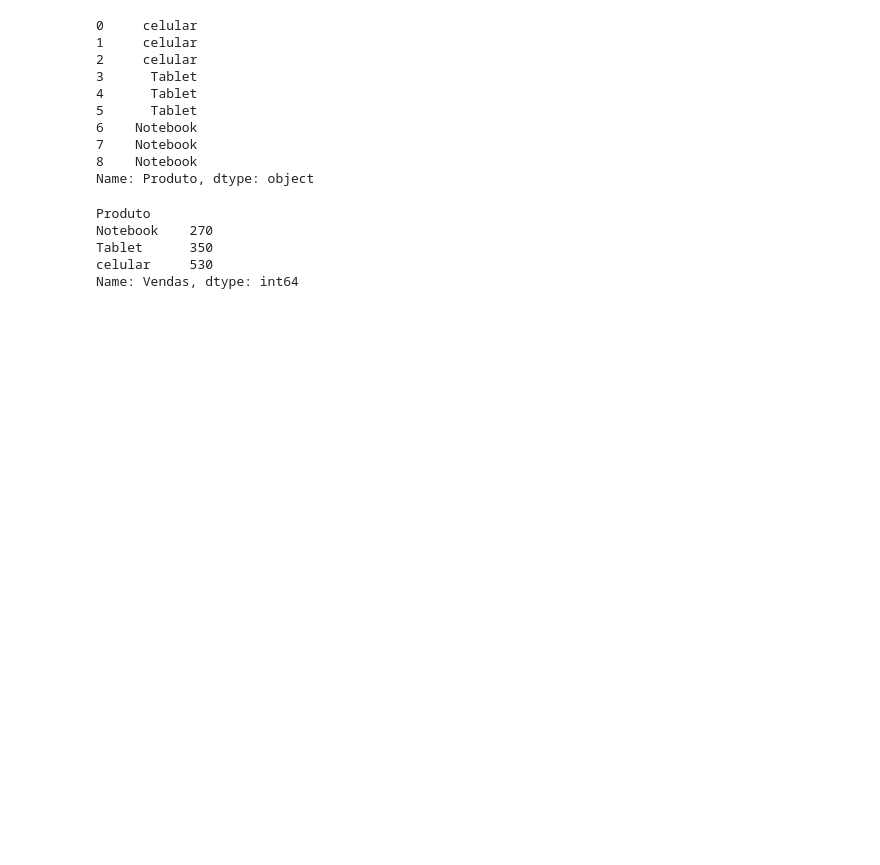
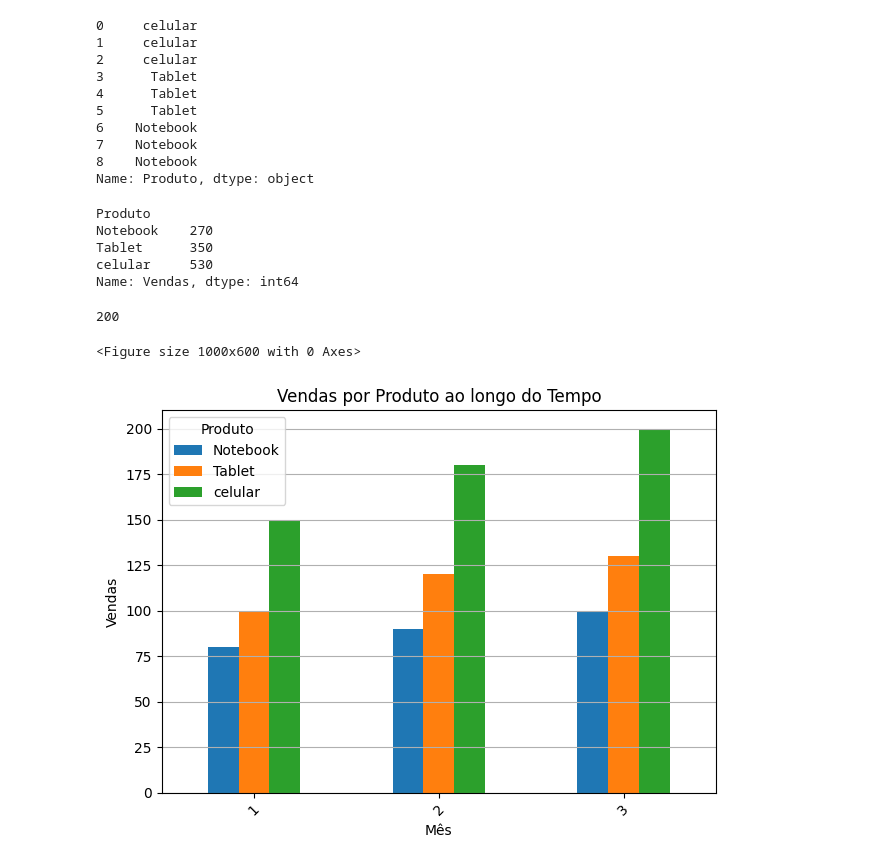
Before and after one commit to fellipefferreira/pyhon_aula3, a Jupyter notebook: Untitled-1.ipynb, the cells around one changed output. Saved outputs shown, nothing was run; the diff lists cells and outputs as text; code cells hidden in the pictures; blank space fills up the shorter version.

```diff
--- a/Untitled-1.ipynb
+++ b/Untitled-1.ipynb
@@ -264,3 +264,10 @@ Notebook    270
 Tablet      350
 celular     530
 Name: Vendas, dtype: int64
+# %%
+media_vendas = vendas_series.mean()
+mediana_vendas = vendas_series.median()
+min_vendas = vendas_series.min()
+max_vendas = vendas_series.max()
+# %% [output]
+200
@@ -266,0 +276,19 @@ Name: Vendas, dtype: int64
+# %%
+import matplotlib.pyplot as plt
+
+df_grouped = df.groupby(['Mes', 'Produto'])['Vendas'].sum().unstack()
+
+plt.figure(figsize=(10, 6))
+df_grouped.plot(kind='bar', stacked=False)
+
+plt.title("Vendas por Produto ao longo do Tempo")
+plt.xlabel("Mês")
+plt.ylabel("Vendas")
+plt.xticks(rotation=45)
+plt.legend(title='Produto')
+plt.grid(axis='y')
+plt.tight_layout()
+plt.show()
+# %% [output]
+<Figure size 1000x600 with 0 Axes>
+[figure, added]
```
Also changed, not shown: parts of 2 cells of this notebook.
